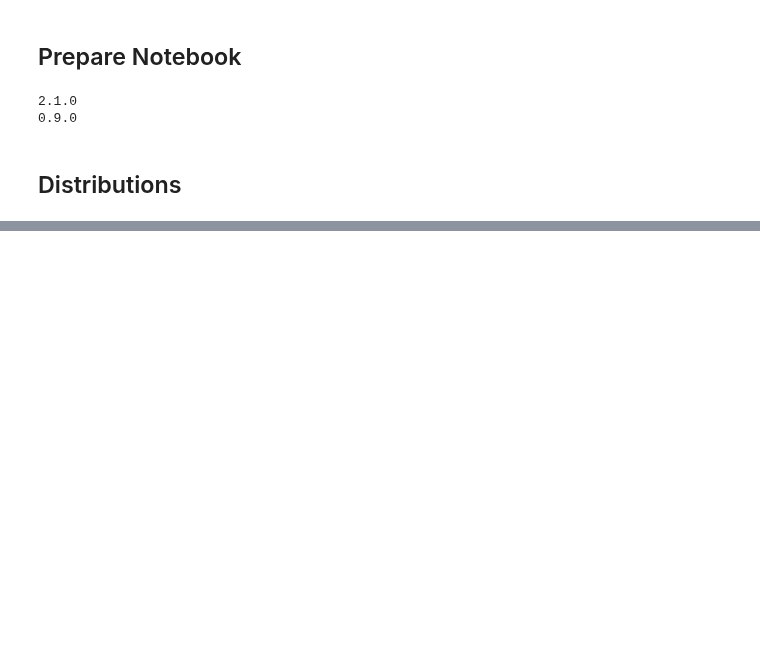
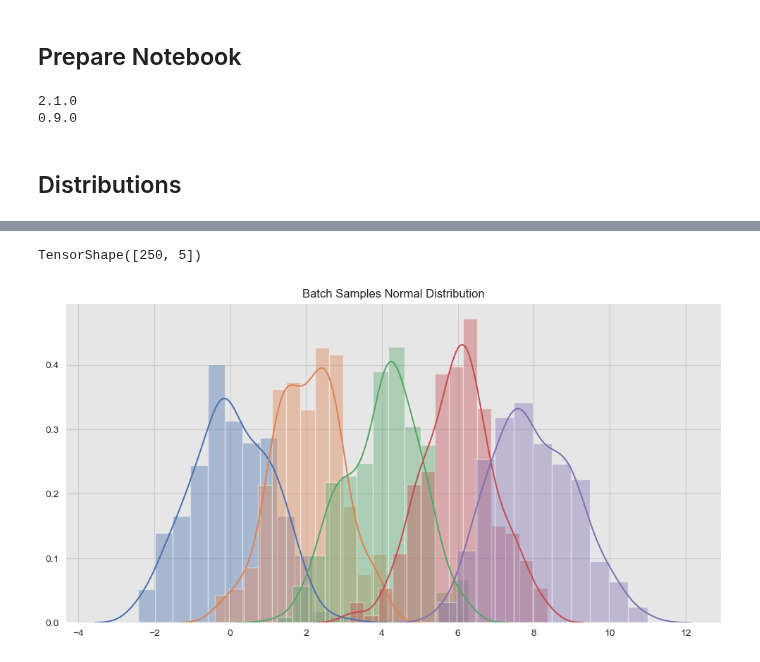
Before and after one commit to juanitorduz/website_projects, a Jupyter notebook: Python/intro_tfp_distributions.ipynb, the cells around one changed output, grey strips where cells are left out. Saved outputs shown, nothing was run; the diff lists cells and outputs as text; code cells hidden in the pictures; blank space fills up the shorter version.

```diff
--- a/Python/intro_tfp_distributions.ipynb
+++ b/Python/intro_tfp_distributions.ipynb
@@ -92,0 +93,18 @@ ax1.set(title='Normal Distribution');
+# %%
+loc_list = np.linspace(start=0.0, stop=8.0, num=5)
+
+normals = tfd.Normal(loc=loc_list, scale=1.0)
+
+normal_samples = normals.sample(n_samples)
+
+normal_samples.shape
+# %% [output]
+TensorShape([250, 5])
+# %%
+fig, ax = plt.subplots()
+
+for i in range(normals.batch_shape[0]):
+    sns.distplot(a=normal_samples[:, i], ax=ax)
+ax.set(title='Batch Samples Normal Distribution');
+# %% [output]
+[figure, added]
```
Also changed, not shown: parts of 4 cells of this notebook.
